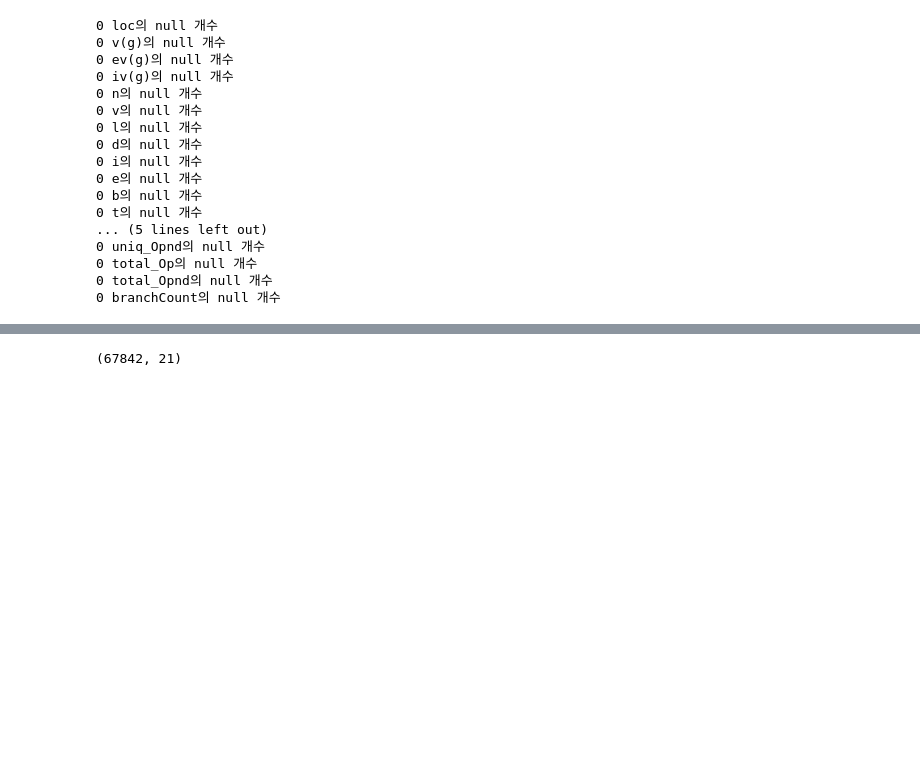
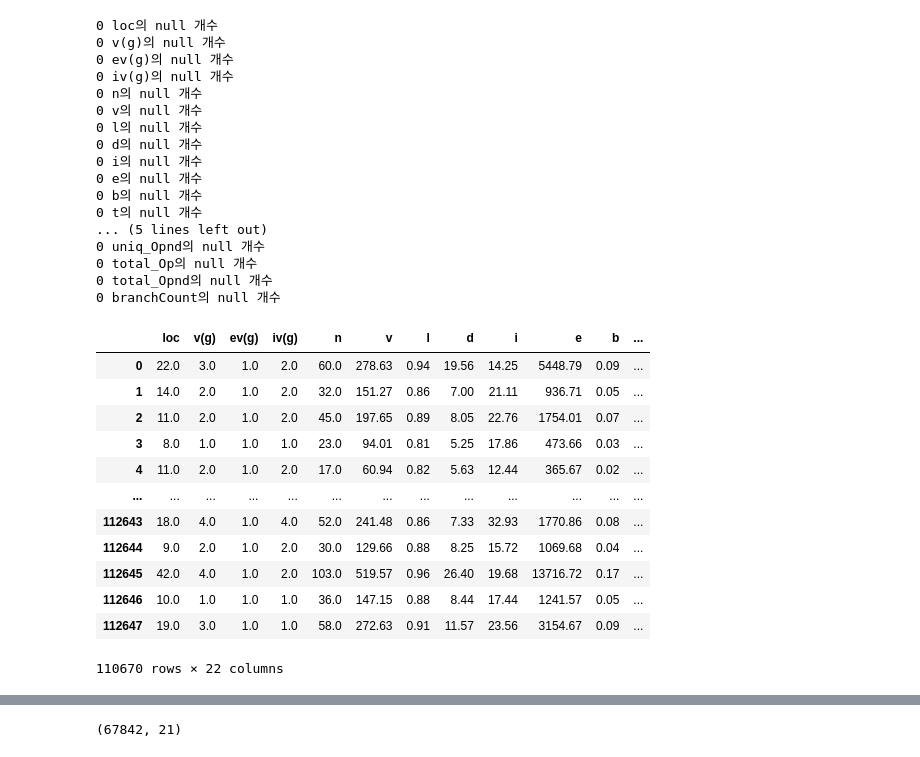
Before and after one commit to Minseo-202103621/Kaggle_Binary_Classification_defects, a Jupyter notebook: 3코드.NN + Classifier.ipynb, the cells around one changed output, grey strips where cells are left out. Saved outputs shown, nothing was run; the diff lists cells and outputs as text; code cells hidden in the pictures; blank space fills up the shorter version.

```diff
--- a/3코드.NN + Classifier.ipynb
+++ b/3코드.NN + Classifier.ipynb
@@ -147,3 +151,19 @@ train_data['defects'] = train_data['defects'].astype(float)
+# %%
+train_data
+# %% [output]
+|  | loc | v(g) | ev(g) | iv(g) | n | v | l | d | i | e | b | ... |
+| 0 | 22.0 | 3.0 | 1.0 | 2.0 | 60.0 | 278.63 | 0.94 | 19.56 | 14.25 | 5448.79 | 0.09 | ... |
+| 1 | 14.0 | 2.0 | 1.0 | 2.0 | 32.0 | 151.27 | 0.86 | 7.00 | 21.11 | 936.71 | 0.05 | ... |
+| 2 | 11.0 | 2.0 | 1.0 | 2.0 | 45.0 | 197.65 | 0.89 | 8.05 | 22.76 | 1754.01 | 0.07 | ... |
+| 3 | 8.0 | 1.0 | 1.0 | 1.0 | 23.0 | 94.01 | 0.81 | 5.25 | 17.86 | 473.66 | 0.03 | ... |
+| 4 | 11.0 | 2.0 | 1.0 | 2.0 | 17.0 | 60.94 | 0.82 | 5.63 | 12.44 | 365.67 | 0.02 | ... |
+| ... | ... | ... | ... | ... | ... | ... | ... | ... | ... | ... | ... | ... |
+| 112643 | 18.0 | 4.0 | 1.0 | 4.0 | 52.0 | 241.48 | 0.86 | 7.33 | 32.93 | 1770.86 | 0.08 | ... |
+| 112644 | 9.0 | 2.0 | 1.0 | 2.0 | 30.0 | 129.66 | 0.88 | 8.25 | 15.72 | 1069.68 | 0.04 | ... |
+| 112645 | 42.0 | 4.0 | 1.0 | 2.0 | 103.0 | 519.57 | 0.96 | 26.40 | 19.68 | 13716.72 | 0.17 | ... |
+| 112646 | 10.0 | 1.0 | 1.0 | 1.0 | 36.0 | 147.15 | 0.88 | 8.44 | 17.44 | 1241.57 | 0.05 | ... |
+| 112647 | 19.0 | 3.0 | 1.0 | 1.0 | 58.0 | 272.63 | 0.91 | 11.57 | 23.56 | 3154.67 | 0.09 | ... |
+110670 rows × 22 columns
 # %%
 def iqr_outlier_detection(data):
 
```
Also changed, not shown: parts of 26 cells of this notebook.
